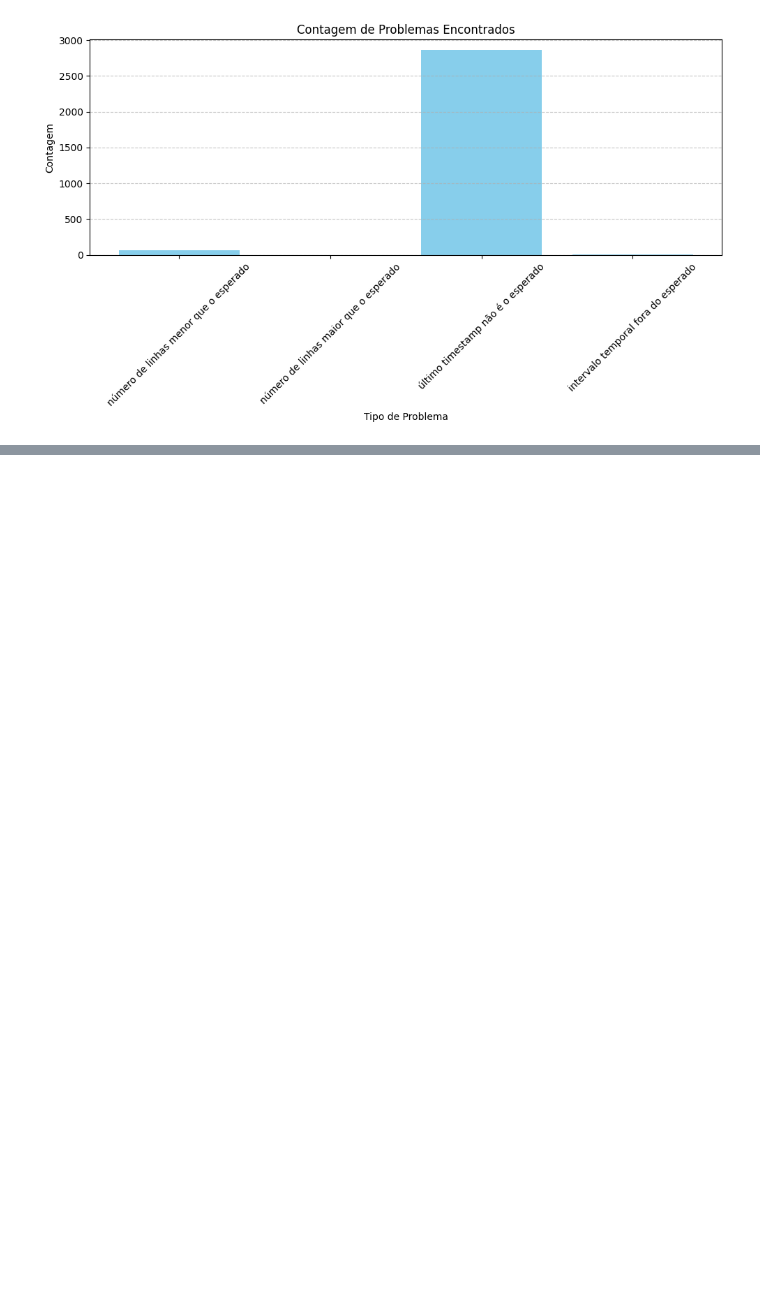
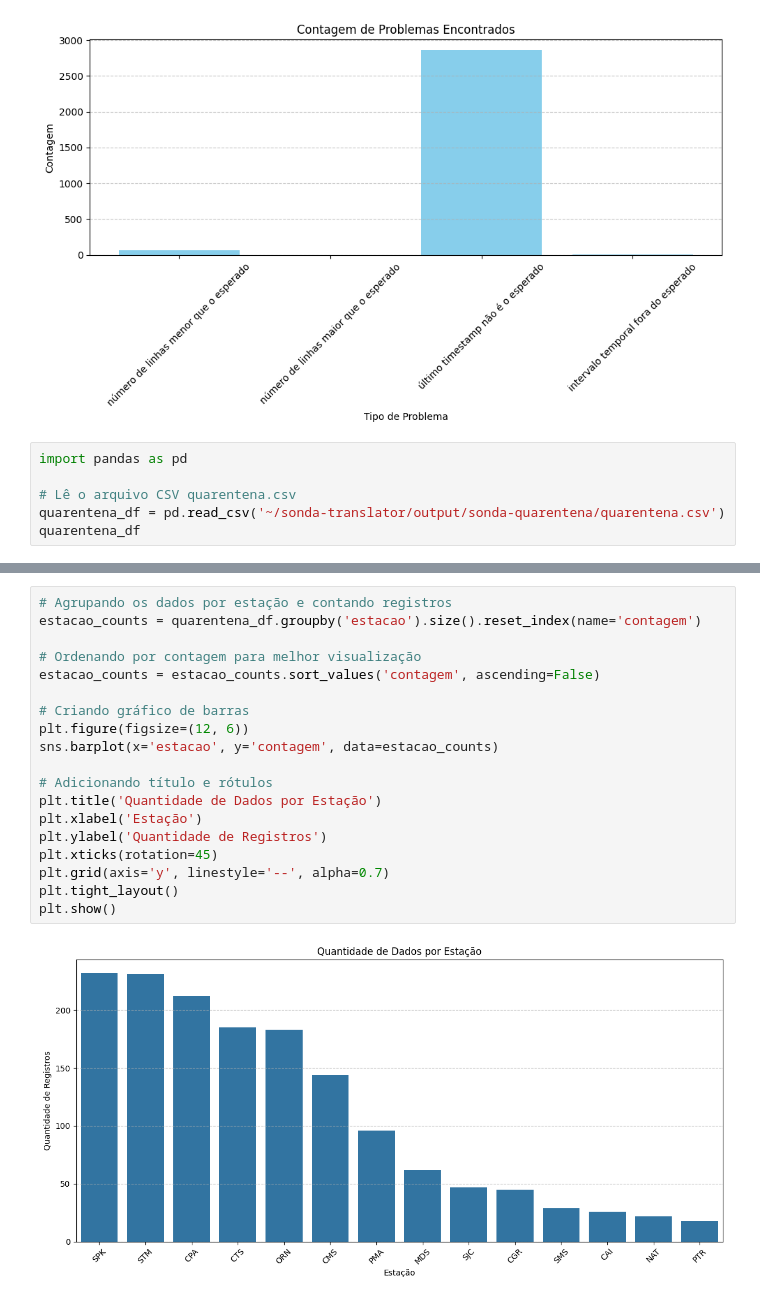
Before and after one commit to labren/sonda-curadoria, a Jupyter notebook: 01_Analise_Exploratoria_Solarimetricos.ipynb, the cells around one changed output, grey strips where cells are left out. Saved outputs shown, nothing was run; the diff lists cells and outputs as text; blank space fills up the shorter version.

```diff
--- a/01_Analise_Exploratoria_Solarimetricos.ipynb
+++ b/01_Analise_Exploratoria_Solarimetricos.ipynb
@@ -251,3 +257,9 @@ plt.tight_layout()
 plt.show()
 # %% [output]
 [figure]
+# %%
+import pandas as pd
+
+# Lê o arquivo CSV quarentena.csv
+quarentena_df = pd.read_csv('~/sonda-translator/output/sonda-quarentena/quarentena.csv')
+quarentena_df
@@ -253,0 +280,21 @@ plt.show()
+# %%
+# Agrupando os dados por estação e contando registros
+estacao_counts = quarentena_df.groupby('estacao').size().reset_index(name='contagem')
+
+# Ordenando por contagem para melhor visualização
+estacao_counts = estacao_counts.sort_values('contagem', ascending=False)
+
+# Criando gráfico de barras
+plt.figure(figsize=(12, 6))
+sns.barplot(x='estacao', y='contagem', data=estacao_counts)
+
+# Adicionando título e rótulos
+plt.title('Quantidade de Dados por Estação')
+plt.xlabel('Estação')
+plt.ylabel('Quantidade de Registros')
+plt.xticks(rotation=45)
+plt.grid(axis='y', linestyle='--', alpha=0.7)
+plt.tight_layout()
+plt.show()
+# %% [output]
+[figure, added]
```
Also changed, not shown: parts of 9 cells of this notebook.
